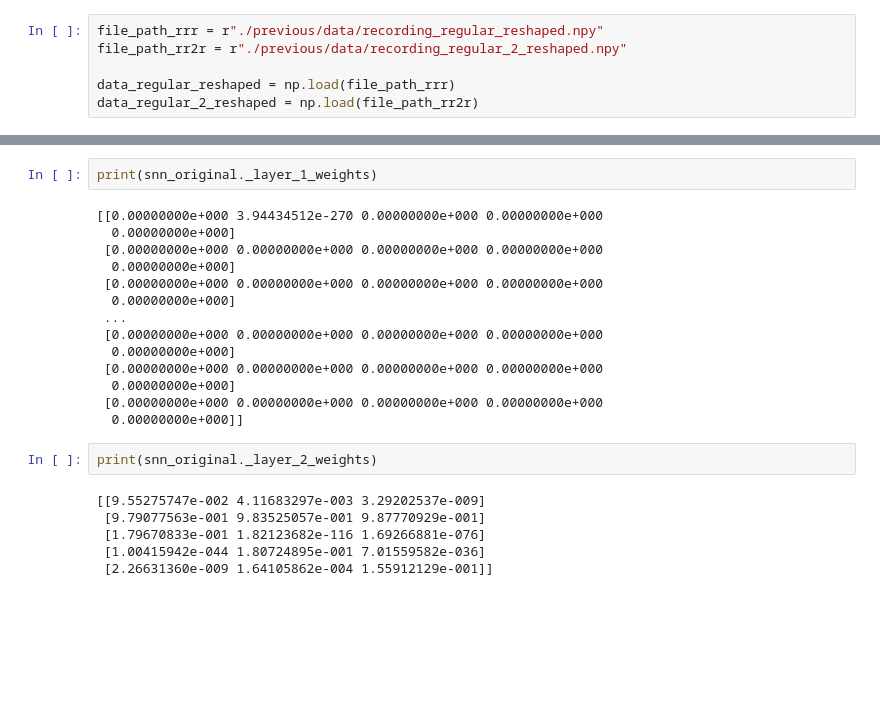
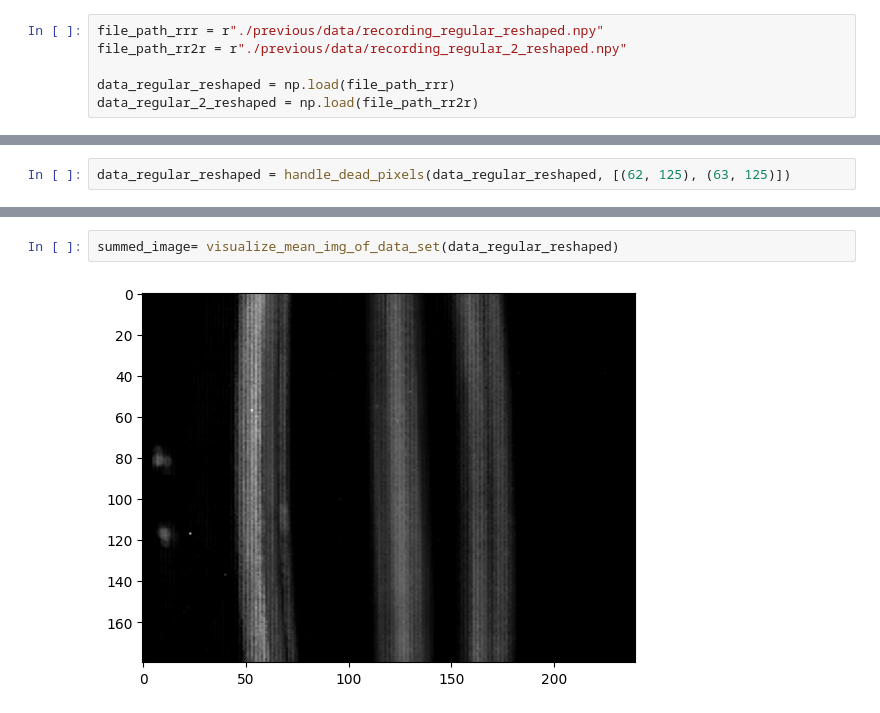
Before and after one commit to hdalhoumi/SNN_train_counting, a Jupyter notebook: original_snn_test.ipynb, the cells around one changed output, grey strips where cells are left out. Drawn from its saved outputs; the diff is of its cells as text; blank space fills up the shorter version.

```diff
--- a/original_snn_test.ipynb
+++ b/original_snn_test.ipynb
@@ -11,2 +121,4 @@ data_regular_2_reshaped = np.load(file_path_rr2r)
+# %%
+data_regular_reshaped = handle_dead_pixels(data_regular_reshaped, [(62, 125), (63, 125)])
 # %%
 def display_frame(data_to_viz, frame_number):
@@ -111,24 +135,4 @@ for i in range(5):
-# %%
-print(snn_original._layer_1_weights)
-# %% [output]
-[[0.00000000e+000 3.94434512e-270 0.00000000e+000 0.00000000e+000
-  0.00000000e+000]
- [0.00000000e+000 0.00000000e+000 0.00000000e+000 0.00000000e+000
-  0.00000000e+000]
- [0.00000000e+000 0.00000000e+000 0.00000000e+000 0.00000000e+000
-  0.00000000e+000]
- ...
- [0.00000000e+000 0.00000000e+000 0.00000000e+000 0.00000000e+000
-  0.00000000e+000]
- [0.00000000e+000 0.00000000e+000 0.00000000e+000 0.00000000e+000
-  0.00000000e+000]
- [0.00000000e+000 0.00000000e+000 0.00000000e+000 0.00000000e+000
-  0.00000000e+000]]
-# %%
-print(snn_original._layer_2_weights)
-# %% [output]
-[[9.55275747e-002 4.11683297e-003 3.29202537e-009]
- [9.79077563e-001 9.83525057e-001 9.87770929e-001]
- [1.79670833e-001 1.82123682e-116 1.69266881e-076]
- [1.00415942e-044 1.80724895e-001 7.01559582e-036]
- [2.26631360e-009 1.64105862e-004 1.55912129e-001]]
+# %%
+summed_image= visualize_mean_img_of_data_set(data_regular_reshaped)
+# %% [output]
+[figure, added]
```
Also changed, not shown: parts of 17 cells of this notebook, 1 other file.
